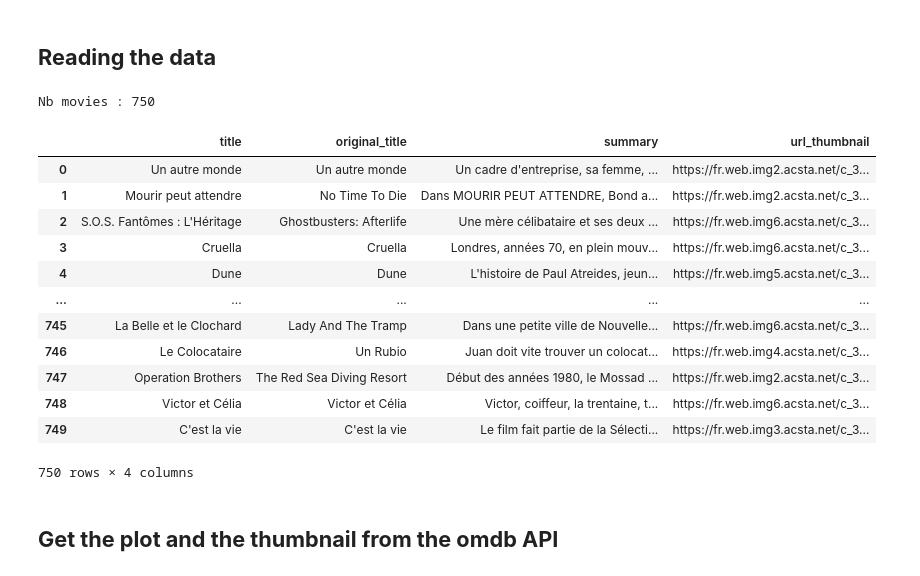
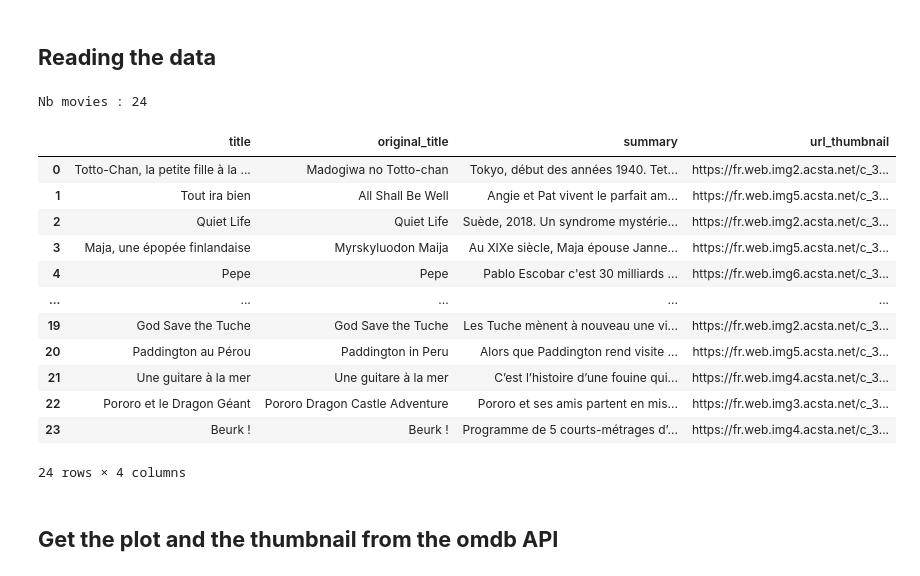
Before and after one commit to Franck-LF/projectBlock1, a Jupyter notebook: requestOMDB.ipynb, the cells around one changed output. Cells and saved outputs as stored; diff of their text form; code cells hidden in the pictures.

```diff
--- a/requestAPI.ipynb
+++ b/requestOMDB.ipynb
@@ -57,24 +57,24 @@ json.loads(r.text)
 # %% [markdown]
 ## **Reading the data**
 # %%
-df_movies = pd.read_csv('csv/movies_year_2022_to_2025.csv', delimiter = ',', usecols=['title', 'original_title', 'summary', 'url_thumbnail'])
+df_movies = pd.read_csv('csv/movies_year_2025_week_1_to_5.csv', delimiter = ',', usecols=['title', 'original_title', 'summary', 'url_thumbnail'])
 print("Nb movies :", df_movies.shape[0])
 df_movies
 # %% [output]
-Nb movies : 750
+Nb movies : 24
 |  | title | original_title | summary | url_thumbnail |
-| 0 | Un autre monde | Un autre monde | Un cadre d'entreprise, sa femme, ... | https://fr.web.img2.acsta.net/c_3... |
-| 1 | Mourir peut attendre | No Time To Die | Dans MOURIR PEUT ATTENDRE, Bond a... | https://fr.web.img2.acsta.net/c_3... |
-| 2 | S.O.S. Fantômes : L'Héritage | Ghostbusters: Afterlife | Une mère célibataire et ses deux ... | https://fr.web.img6.acsta.net/c_3... |
-| 3 | Cruella | Cruella | Londres, années 70, en plein mouv... | https://fr.web.img6.acsta.net/c_3... |
-| 4 | Dune | Dune | L'histoire de Paul Atreides, jeun... | https://fr.web.img5.acsta.net/c_3... |
+| 0 | Totto-Chan, la petite fille à la ... | Madogiwa no Totto-chan | Tokyo, début des années 1940. Tet... | https://fr.web.img2.acsta.net/c_3... |
+| 1 | Tout ira bien | All Shall Be Well | Angie et Pat vivent le parfait am... | https://fr.web.img5.acsta.net/c_3... |
+| 2 | Quiet Life | Quiet Life | Suède, 2018. Un syndrome mystérie... | https://fr.web.img2.acsta.net/c_3... |
+| 3 | Maja, une épopée finlandaise | Myrskyluodon Maija | Au XIXe siècle, Maja épouse Janne... | https://fr.web.img5.acsta.net/c_3... |
+| 4 | Pepe | Pepe | Pablo Escobar c'est 30 milliards ... | https://fr.web.img6.acsta.net/c_3... |
 | ... | ... | ... | ... | ... |
-| 745 | La Belle et le Clochard | Lady And The Tramp | Dans une petite ville de Nouvelle... | https://fr.web.img6.acsta.net/c_3... |
-| 746 | Le Colocataire | Un Rubio | Juan doit vite trouver un colocat... | https://fr.web.img4.acsta.net/c_3... |
-| 747 | Operation Brothers | The Red Sea Diving Resort | Début des années 1980, le Mossad ... | https://fr.web.img2.acsta.net/c_3... |
-| 748 | Victor et Célia | Victor et Célia | Victor, coiffeur, la trentaine, t... | https://fr.web.img6.acsta.net/c_3... |
-| 749 | C'est la vie | C'est la vie | Le film fait partie de la Sélecti... | https://fr.web.img3.acsta.net/c_3... |
+| 19 | God Save the Tuche | God Save the Tuche | Les Tuche mènent à nouveau une vi... | https://fr.web.img2.acsta.net/c_3... |
+| 20 | Paddington au Pérou | Paddington in Peru | Alors que Paddington rend visite ... | https://fr.web.img5.acsta.net/c_3... |
+| 21 | Une guitare à la mer | Une guitare à la mer | C’est l’histoire d’une fouine qui... | https://fr.web.img4.acsta.net/c_3... |
+| 22 | Pororo et le Dragon Géant | Pororo Dragon Castle Adventure | Pororo et ses amis partent en mis... | https://fr.web.img3.acsta.net/c_3... |
+| 23 | Beurk ! | Beurk ! | Programme de 5 courts-métrages d’... | https://fr.web.img4.acsta.net/c_3... |
-750 rows × 4 columns
+24 rows × 4 columns
 # %%
 def format_string(st):
     ''' format string
```
Also changed, not shown: parts of 4 cells of this notebook, 6 other files.
